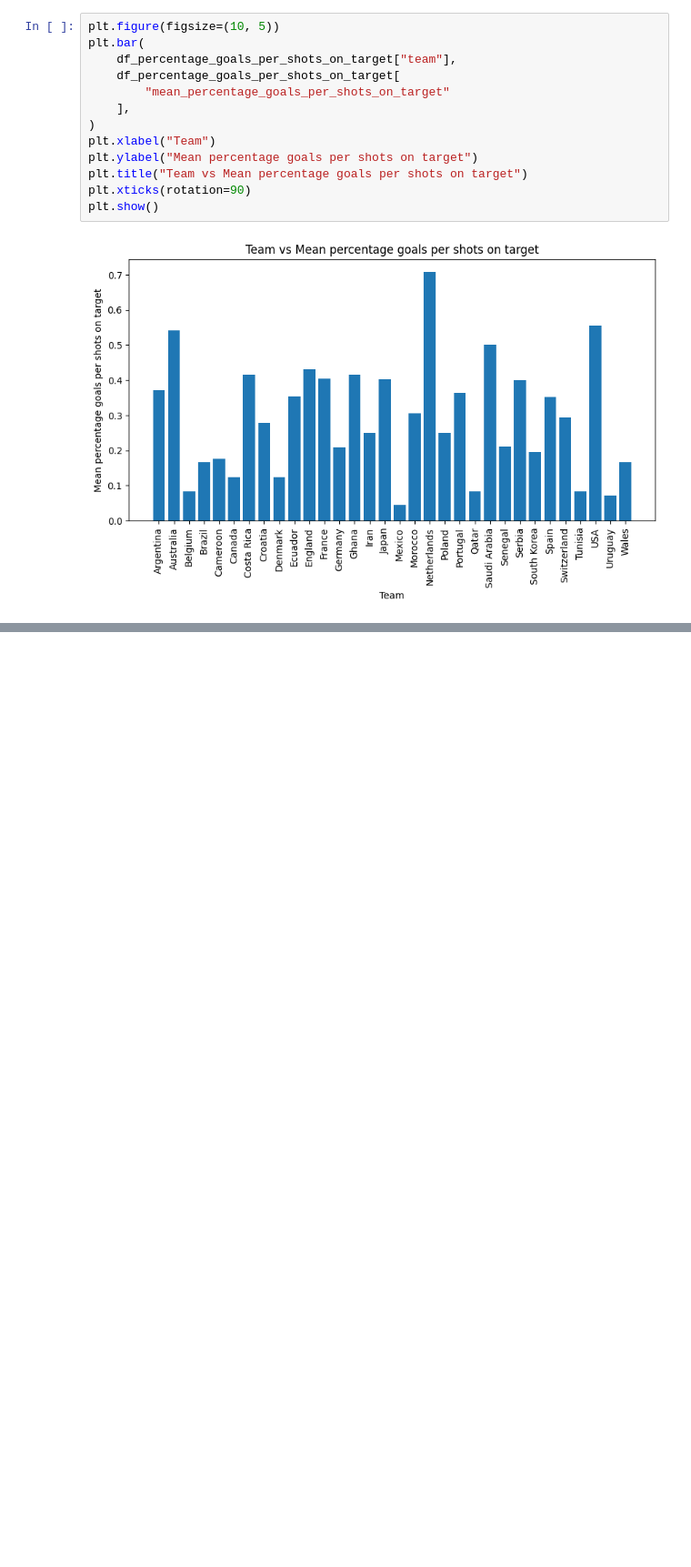
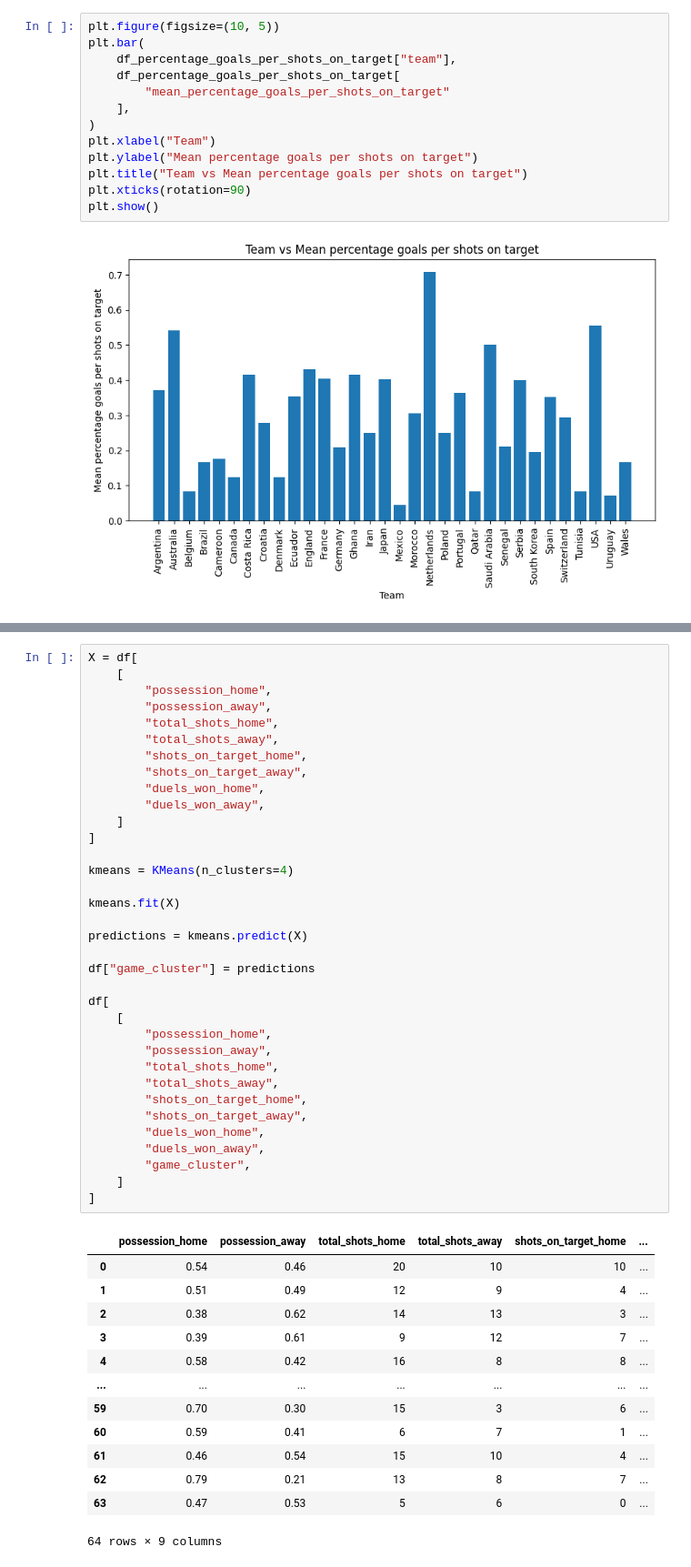
Before and after one commit to caiocmb7/projetos, a Jupyter notebook: ML&AI/world cup 2022/worldcup_eda.ipynb, the cells around one changed output, grey strips where cells are left out. Shown at 91% size. Drawn from its saved outputs; the diff is of its cells as text; blank space fills up the shorter version.

```diff
--- a/ML&AI/world cup 2022/worldcup_eda.ipynb
+++ b/ML&AI/world cup 2022/worldcup_eda.ipynb
@@ -800,0 +892,49 @@ plt.show()
+# %%
+X = df[
+    [
+        "possession_home",
+        "possession_away",
+        "total_shots_home",
+        "total_shots_away",
+        "shots_on_target_home",
+        "shots_on_target_away",
+        "duels_won_home",
+        "duels_won_away",
+    ]
+]
+
+kmeans = KMeans(n_clusters=4)
+
+kmeans.fit(X)
+
+predictions = kmeans.predict(X)
+
+df["game_cluster"] = predictions
+
+df[
+    [
+        "possession_home",
+        "possession_away",
+        "total_shots_home",
+        "total_shots_away",
+        "shots_on_target_home",
+        "shots_on_target_away",
+        "duels_won_home",
+        "duels_won_away",
+        "game_cluster",
+    ]
+]
+# %% [output]
+|  | possession_home | possession_away | total_shots_home | total_shots_away | shots_on_target_home | ... |
+| 0 | 0.54 | 0.46 | 20 | 10 | 10 | ... |
+| 1 | 0.51 | 0.49 | 12 | 9 | 4 | ... |
+| 2 | 0.38 | 0.62 | 14 | 13 | 3 | ... |
+| 3 | 0.39 | 0.61 | 9 | 12 | 7 | ... |
+| 4 | 0.58 | 0.42 | 16 | 8 | 8 | ... |
+| ... | ... | ... | ... | ... | ... | ... |
+| 59 | 0.70 | 0.30 | 15 | 3 | 6 | ... |
+| 60 | 0.59 | 0.41 | 6 | 7 | 1 | ... |
+| 61 | 0.46 | 0.54 | 15 | 10 | 4 | ... |
+| 62 | 0.79 | 0.21 | 13 | 8 | 7 | ... |
+| 63 | 0.47 | 0.53 | 5 | 6 | 0 | ... |
+64 rows × 9 columns
```
Also changed, not shown: parts of 11 cells of this notebook.
